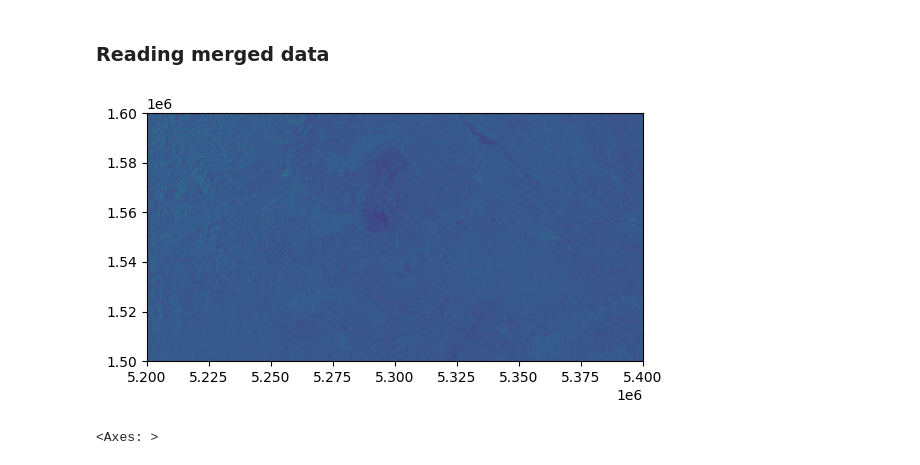
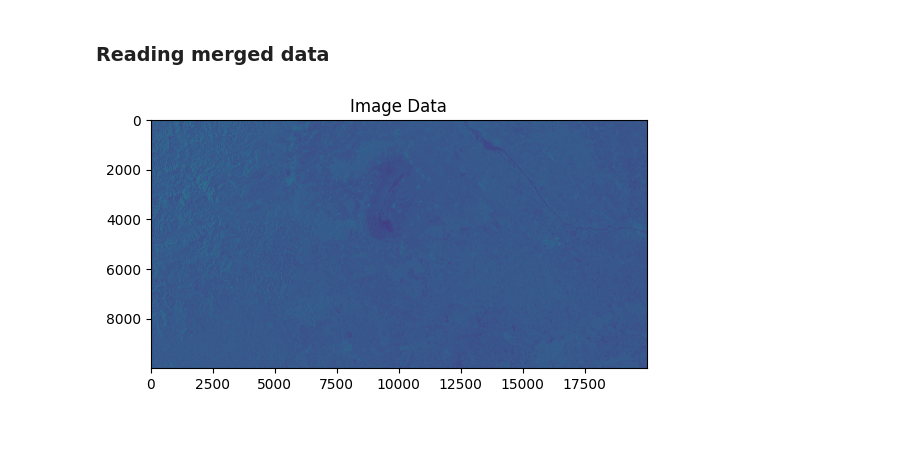
Before and after one commit to nadiaverdha/InterdisciplinaryProject, a Jupyter notebook: reading_data.ipynb, the cells around one changed output. Drawn from its saved outputs; the diff is of its cells as text; code cells hidden in the pictures; blank space fills up the shorter version.

```diff
--- a/reading_data.ipynb
+++ b/reading_data.ipynb
@@ -194,9 +207,11 @@ path2 = "./train/VV_2022-01-17_merged.tiff"
 path = "./e11739391/Sentinel-1_CSAR/EQUI7_EU010M/E053N015T1/GMR40_20220411T050204__VV_D124_E053N015T1_EU010M_V1M0R01_S1AIWGRDH.tif"
 
 x =rasterio.open(path2)
-# %%
-show(x)
-# %% [output]
-[figure, removed]
-<Axes: >
+# %%
+image_data= x.read(1)
+plt.imshow(image_data)
+plt.title("Image Data")
+plt.show()
+# %% [output]
+[figure, added]
 # %%
```
Also changed, not shown: parts of 19 cells of this notebook, 1 other file.
